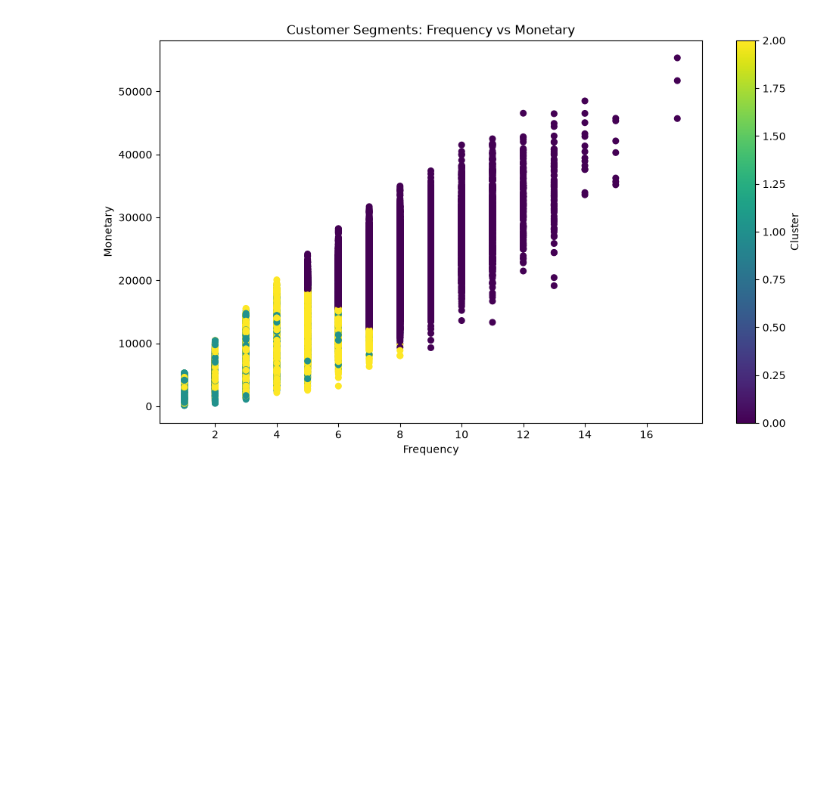
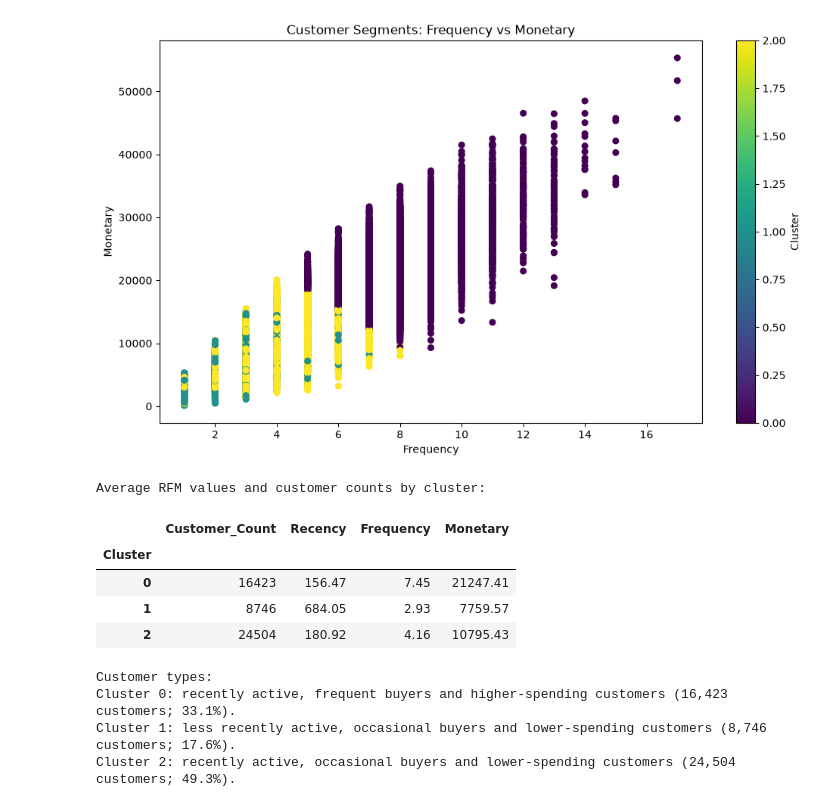
Before and after one commit to harshaslekar5968-crypto/OIBSIP, a Jupyter notebook: DataAnalystics-L1-E-Commerce Customer Data/Customer_Segmentation_RFM_analysis.ipynb, the cells around one changed output. Cells and saved outputs as stored; diff of their text form; code cells hidden in the pictures; blank space fills up the shorter version.

```diff
--- a/DataAnalystics-L1-E-Commerce Customer Data/Customer_Segmentation_RFM_analysis.ipynb
+++ b/DataAnalystics-L1-E-Commerce Customer Data/Customer_Segmentation_RFM_analysis.ipynb
@@ -360,3 +360,51 @@ plt.tight_layout()
 plt.show()
 # %% [output]
 [figure]
+# %%
+# Calculate mean RFM values and customer counts for each cluster
+cluster_profile = rfm.groupby("Cluster").agg(
+    Customer_Count=("Customer ID", "size"),
+    Recency=("Recency", "mean"),
+    Frequency=("Frequency", "mean"),
+    Monetary=("Monetary", "mean"),
+)
+
+# Compare each cluster's average with the overall customer median for interpretation
+rfm_medians = rfm[features].median()
+print("Average RFM values and customer counts by cluster:")
+display(cluster_profile.round(2))
+
+print("\nCustomer types:")
+for cluster_id, profile in cluster_profile.iterrows():
+    recency_type = (
+        "recently active"
+        if profile["Recency"] <= rfm_medians["Recency"]
+        else "less recently active"
+    )
+    frequency_type = (
+        "frequent buyers"
+        if profile["Frequency"] >= rfm_medians["Frequency"]
+        else "occasional buyers"
+    )
+    spending_type = (
+        "higher-spending"
+        if profile["Monetary"] >= rfm_medians["Monetary"]
+        else "lower-spending"
+    )
+    share = profile["Customer_Count"] / len(rfm)
+    print(
+        f"Cluster {cluster_id}: {recency_type}, {frequency_type} "
+        f"and {spending_type} customers "
+        f"({int(profile['Customer_Count']):,} customers; {share:.1%})."
+    )
+# %% [output]
+Average RFM values and customer counts by cluster:
+|  | Customer_Count | Recency | Frequency | Monetary |
+| Cluster |  |  |  |  |
+| 0 | 16423 | 156.47 | 7.45 | 21247.41 |
+| 1 | 8746 | 684.05 | 2.93 | 7759.57 |
+| 2 | 24504 | 180.92 | 4.16 | 10795.43 |
+Customer types:
+Cluster 0: recently active, frequent buyers and higher-spending customers (16,423 customers; 33.1%).
+Cluster 1: less recently active, occasional buyers and lower-spending customers (8,746 customers; 17.6%).
+Cluster 2: recently active, occasional buyers and lower-spending customers (24,504 customers; 49.3%).
```
Also changed, not shown: parts of 3 cells of this notebook.
